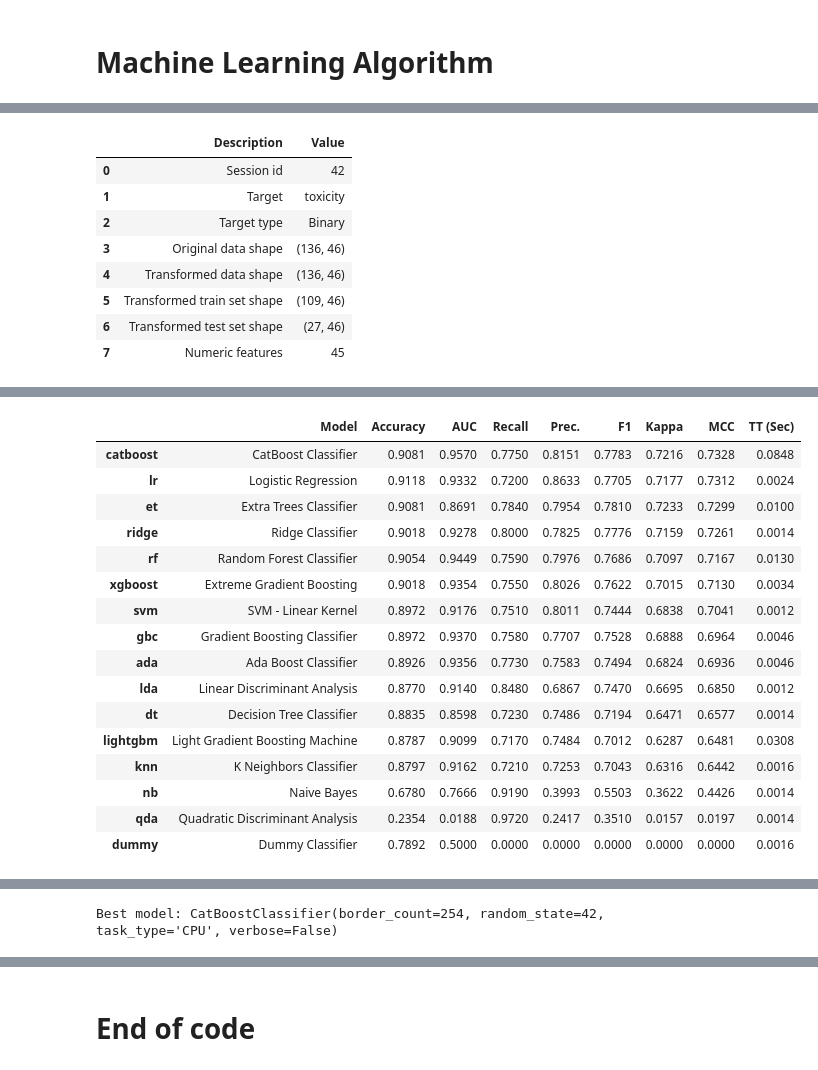
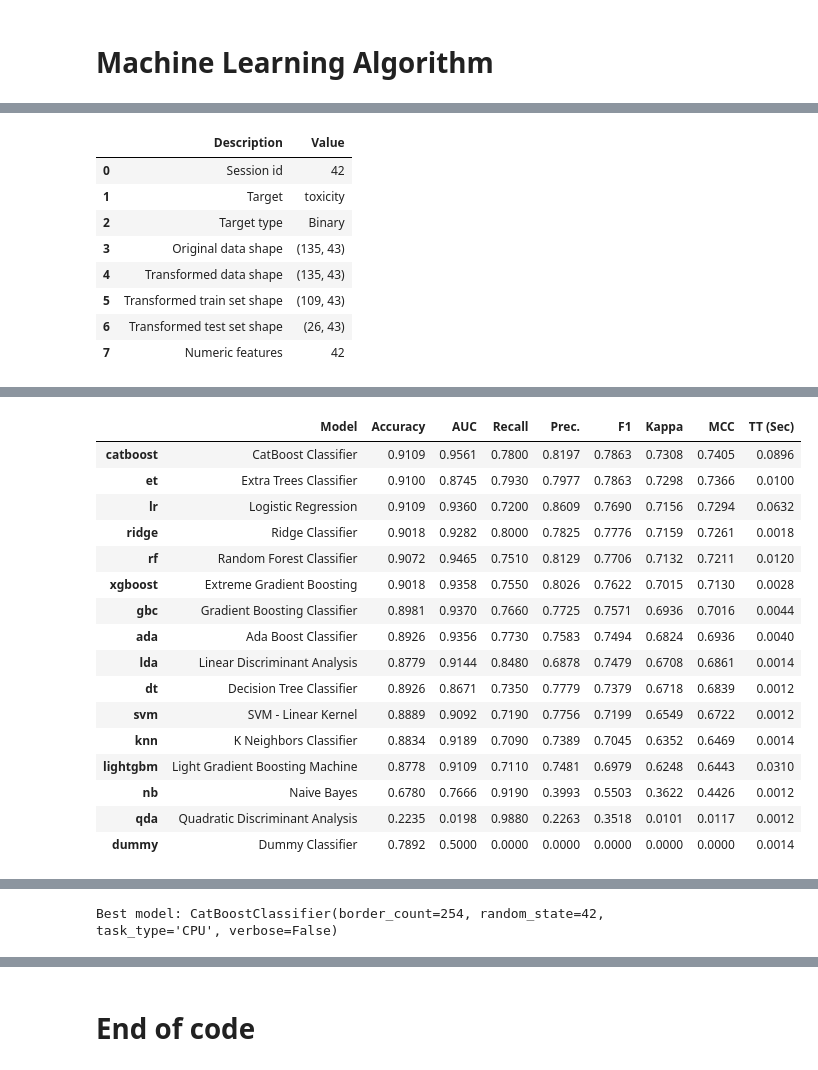
Before and after one commit to Alexangelo92/Cytotoxicity_mdpi, a Jupyter notebook: cytotoxicity_rf_classifier_MDPI_no outliers.ipynb, the cells around one changed output, grey strips where cells are left out. Cells and saved outputs as stored; diff of their text form; code cells hidden in the pictures.

```diff
--- a/cytotoxicity_rf_classifier_MDPI_no outliers.ipynb
+++ b/cytotoxicity_rf_classifier_MDPI_no outliers.ipynb
@@ -540,6 +547,9 @@ print(f"Numerical features ({len(numerical_cols)}):")
 for c in numerical_cols: print(f"  - {c}")
 print(f"\nCategorical features ({len(categorical_cols)}):")
 for c in categorical_cols: print(f"  - {c}")
+
+features_num = numerical_cols
+features_cat = categorical_cols
 # %% [output]
 Numerical features (6):
   - hb_ratio
@@ -566,8 +576,8 @@ Categorical features (9):
 # Ordinal encode categorical features for mutual information calculation
 ordinal_encoder = OrdinalEncoder()
 X_train_encoded = X_train_clean.copy()
-X_train_encoded[categorical_cols] = ordinal_encoder.fit_transform(X_train_encoded[categorical_cols])
-mi_scores = mutual_info_classif(X_train_encoded, y_train_clean, discrete_features=[X_train_encoded.columns.get_loc(c) for c in categorical_cols], random_state=10)
+X_train_encoded[features_cat] = ordinal_encoder.fit_transform(X_train_encoded[features_cat])
+mi_scores = mutual_info_classif(X_train_encoded, y_train_clean, discrete_features=[X_train_encoded.columns.get_loc(c) for c in features_cat], random_state=10)
 mi_scores_series = pd.Series(mi_scores, index=X_train_encoded.columns).sort_values(ascending=False)
 print("Mutual Information Scores:")
 print(mi_scores_series)
@@ -638,0 +643,5 @@ plt.show()
+# %%
+feature_to_drop = mi_scores_series.keys()[-1] # get the feature with the lowest MI score
+X_train_clean = X_train_clean.drop(columns=feature_to_drop)
+X_test_clean  = X_test_clean.drop(columns=feature_to_drop)
+print(f"Drop feature: {feature_to_drop}")
@@ -650,7 +661,7 @@ print(f"\nCategorical features ({len(categorical_cols)}):")
 for c in categorical_cols: print(f"  - {c}")
 
 features_num = numerical_cols
-features_cat = [col for col in categorical_cols if X_train[col].nunique() > 1]  # Remove cat features with only 1 unique value (they carry zero information)
+features_cat = categorical_cols
 # %% [output]
 Numerical features (6):
   - hb_ratio
@@ -710,44 +777,44 @@ Total features after preprocessing: 45
 # %%
 # Pycaret setup
 clf = setup(data=train_data,
-            test_data=test_data,
+            test_data=test_data_ad,
             target=target,
             preprocess=False,          # data already preprocessed
             fix_imbalance=True,
             fold_strategy=RepeatedStratifiedKFold(n_splits=5, n_repeats=10, random_state=42),
             index=False,
             session_id=42)
 
 # Compare models and select the best one based on AUC
-best_model = compare_models(sort='mcc', n_select=1) # Model selection was optimized on Recall to minimize false negatives, given that misclassifying a toxic nanoparticle as safe poses unacceptable risk.
+best_model = compare_models(sort='mcc', n_select=1)
 print(f"Best model: {best_model}")
 # %% [output]
 |  | Description | Value |
 | 0 | Session id | 42 |
 | 1 | Target | toxicity |
 | 2 | Target type | Binary |
-| 3 | Original data shape | (136, 46) |
-| 4 | Transformed data shape | (136, 46) |
-| 5 | Transformed train set shape | (109, 46) |
-| 6 | Transformed test set shape | (27, 46) |
-| 7 | Numeric features | 45 |
+| 3 | Original data shape | (135, 43) |
+| 4 | Transformed data shape | (135, 43) |
+| 5 | Transformed train set shape | (109, 43) |
+| 6 | Transformed test set shape | (26, 43) |
+| 7 | Numeric features | 42 |
 [interactive output not drawn]
 |  | Model | Accuracy | AUC | Recall | Prec. | F1 | Kappa | MCC | TT (Sec) |
-| catboost | CatBoost Classifier | 0.9081 | 0.9570 | 0.7750 | 0.8151 | 0.7783 | 0.7216 | 0.7328 | 0.0848 |
-| lr | Logistic Regression | 0.9118 | 0.9332 | 0.7200 | 0.8633 | 0.7705 | 0.7177 | 0.7312 | 0.0024 |
-| et | Extra Trees Classifier | 0.9081 | 0.8691 | 0.7840 | 0.7954 | 0.7810 | 0.7233 | 0.7299 | 0.0100 |
-| ridge | Ridge Classifier | 0.9018 | 0.9278 | 0.8000 | 0.7825 | 0.7776 | 0.7159 | 0.7261 | 0.0014 |
-| rf | Random Forest Classifier | 0.9054 | 0.9449 | 0.7590 | 0.7976 | 0.7686 | 0.7097 | 0.7167 | 0.0130 |
-| xgboost | Extreme Gradient Boosting | 0.9018 | 0.9354 | 0.7550 | 0.8026 | 0.7622 | 0.7015 | 0.7130 | 0.0034 |
-| svm | SVM - Linear Kernel | 0.8972 | 0.9176 | 0.7510 | 0.8011 | 0.7444 | 0.6838 | 0.7041 | 0.0012 |
-| gbc | Gradient Boosting Classifier | 0.8972 | 0.9370 | 0.7580 | 0.7707 | 0.7528 | 0.6888 | 0.6964 | 0.0046 |
-| ada | Ada Boost Classifier | 0.8926 | 0.9356 | 0.7730 | 0.7583 | 0.7494 | 0.6824 | 0.6936 | 0.0046 |
-| lda | Linear Discriminant Analysis | 0.8770 | 0.9140 | 0.8480 | 0.6867 | 0.7470 | 0.6695 | 0.6850 | 0.0012 |
-| dt | Decision Tree Classifier | 0.8835 | 0.8598 | 0.7230 | 0.7486 | 0.7194 | 0.6471 | 0.6577 | 0.0014 |
-| lightgbm | Light Gradient Boosting Machine | 0.8787 | 0.9099 | 0.7170 | 0.7484 | 0.7012 | 0.6287 | 0.6481 | 0.0308 |
-| knn | K Neighbors Classifier | 0.8797 | 0.9162 | 0.7210 | 0.7253 | 0.7043 | 0.6316 | 0.6442 | 0.0016 |
-| nb | Naive Bayes | 0.6780 | 0.7666 | 0.9190 | 0.3993 | 0.5503 | 0.3622 | 0.4426 | 0.0014 |
-| qda | Quadratic Discriminant Analysis | 0.2354 | 0.0188 | 0.9720 | 0.2417 | 0.3510 | 0.0157 | 0.0197 | 0.0014 |
-| dummy | Dummy Classifier | 0.7892 | 0.5000 | 0.0000 | 0.0000 | 0.0000 | 0.0000 | 0.0000 | 0.0016 |
+| catboost | CatBoost Classifier | 0.9109 | 0.9561 | 0.7800 | 0.8197 | 0.7863 | 0.7308 | 0.7405 | 0.0896 |
+| et | Extra Trees Classifier | 0.9100 | 0.8745 | 0.7930 | 0.7977 | 0.7863 | 0.7298 | 0.7366 | 0.0100 |
+| lr | Logistic Regression | 0.9109 | 0.9360 | 0.7200 | 0.8609 | 0.7690 | 0.7156 | 0.7294 | 0.0632 |
+| ridge | Ridge Classifier | 0.9018 | 0.9282 | 0.8000 | 0.7825 | 0.7776 | 0.7159 | 0.7261 | 0.0018 |
+| rf | Random Forest Classifier | 0.9072 | 0.9465 | 0.7510 | 0.8129 | 0.7706 | 0.7132 | 0.7211 | 0.0120 |
+| xgboost | Extreme Gradient Boosting | 0.9018 | 0.9358 | 0.7550 | 0.8026 | 0.7622 | 0.7015 | 0.7130 | 0.0028 |
+| gbc | Gradient Boosting Classifier | 0.8981 | 0.9370 | 0.7660 | 0.7725 | 0.7571 | 0.6936 | 0.7016 | 0.0044 |
+| ada | Ada Boost Classifier | 0.8926 | 0.9356 | 0.7730 | 0.7583 | 0.7494 | 0.6824 | 0.6936 | 0.0040 |
+| lda | Linear Discriminant Analysis | 0.8779 | 0.9144 | 0.8480 | 0.6878 | 0.7479 | 0.6708 | 0.6861 | 0.0014 |
+| dt | Decision Tree Classifier | 0.8926 | 0.8671 | 0.7350 | 0.7779 | 0.7379 | 0.6718 | 0.6839 | 0.0012 |
+| svm | SVM - Linear Kernel | 0.8889 | 0.9092 | 0.7190 | 0.7756 | 0.7199 | 0.6549 | 0.6722 | 0.0012 |
+| knn | K Neighbors Classifier | 0.8834 | 0.9189 | 0.7090 | 0.7389 | 0.7045 | 0.6352 | 0.6469 | 0.0014 |
+| lightgbm | Light Gradient Boosting Machine | 0.8778 | 0.9109 | 0.7110 | 0.7481 | 0.6979 | 0.6248 | 0.6443 | 0.0310 |
+| nb | Naive Bayes | 0.6780 | 0.7666 | 0.9190 | 0.3993 | 0.5503 | 0.3622 | 0.4426 | 0.0012 |
+| qda | Quadratic Discriminant Analysis | 0.2235 | 0.0198 | 0.9880 | 0.2263 | 0.3518 | 0.0101 | 0.0117 | 0.0012 |
+| dummy | Dummy Classifier | 0.7892 | 0.5000 | 0.0000 | 0.0000 | 0.0000 | 0.0000 | 0.0000 | 0.0014 |
 [interactive output not drawn]
 Best model: CatBoostClassifier(border_count=254, random_state=42, task_type='CPU', verbose=False)
```
Also changed, not shown: parts of 41 cells of this notebook, 6 other files.
